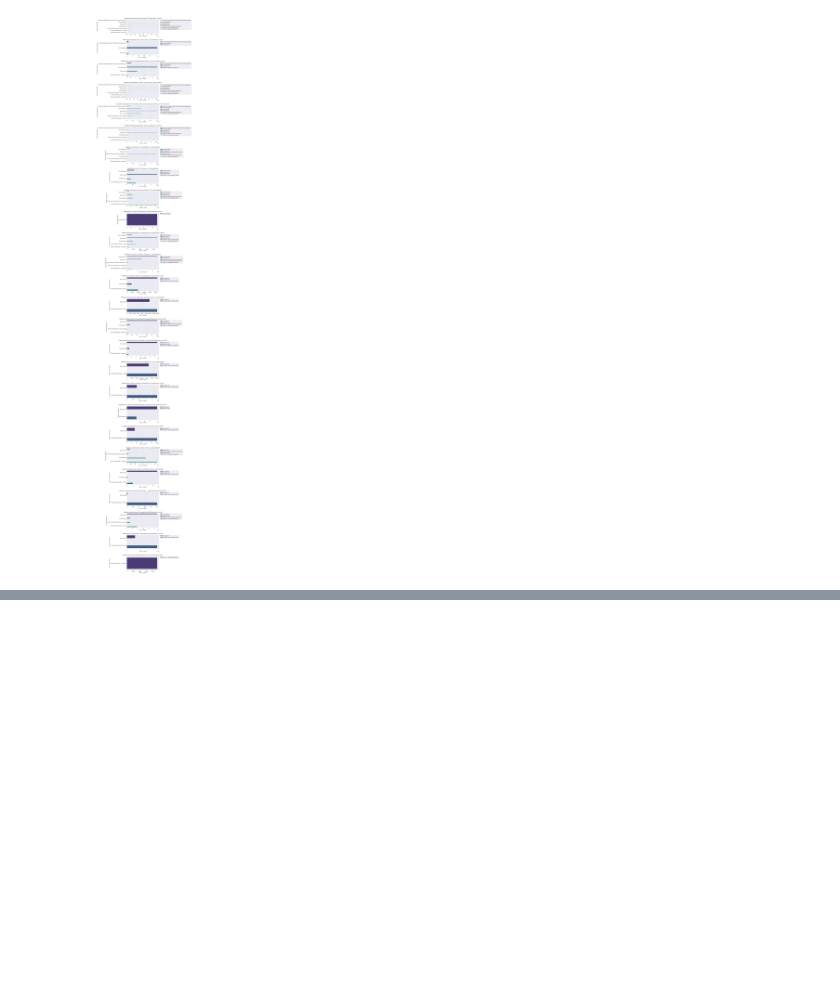
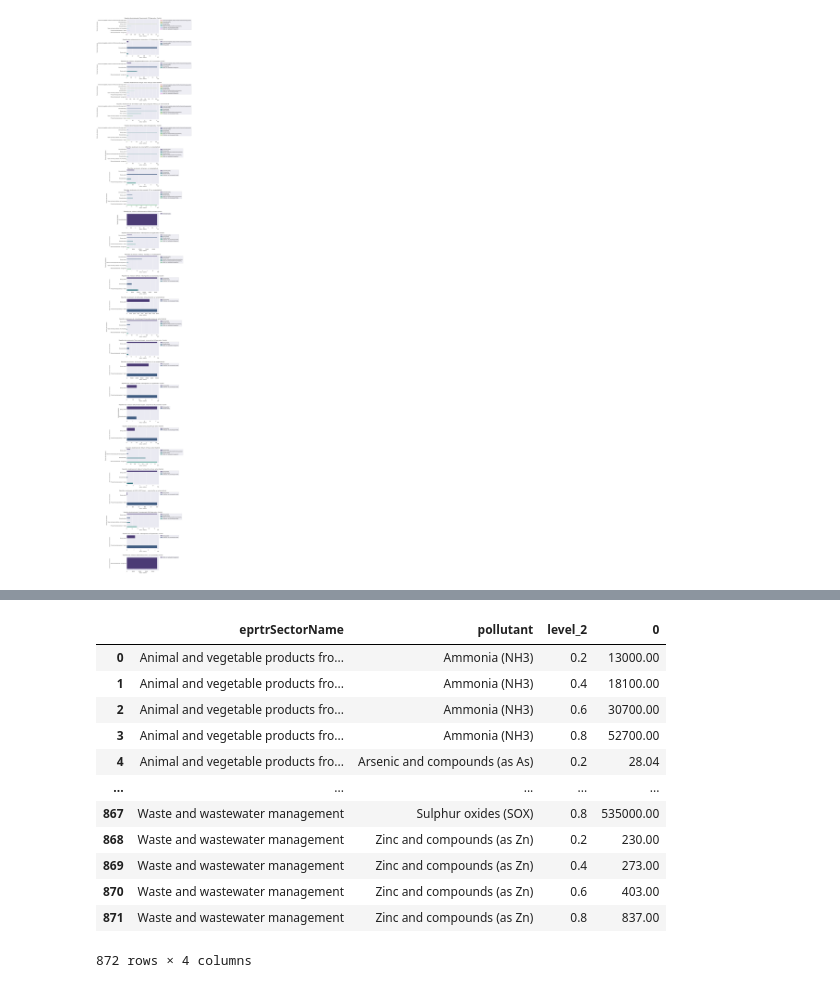
Before and after one commit to FanZy0127/environmental_impact, a Jupyter notebook: modules/Air/jupyter_main_air.ipynb, the cells around one changed output, grey strips where cells are left out. Saved outputs shown, nothing was run; the diff lists cells and outputs as text; code cells hidden in the pictures; blank space fills up the shorter version.

```diff
--- a/modules/Air/jupyter_main_air.ipynb
+++ b/modules/Air/jupyter_main_air.ipynb
@@ -835,0 +842,3 @@ Tight layout not applied. The left and right margins cannot be made large enough
+# %%
+df = df[df.pollutant != "CONFIDENTIAL"]
+len(df)
@@ -835,0 +847,3 @@ Tight layout not applied. The left and right margins cannot be made large enough
+# %%
+df = df[df.pollutant.isin(count_pollutant_over500.index.get_level_values("pollutant").unique())]
+len(df)
@@ -835,0 +876,18 @@ Tight layout not applied. The left and right margins cannot be made large enough
+# %%
+groupby_sector_pollutant = df.groupby(["eprtrSectorName", "pollutant"])["emissions"].quantile(q=[0.20, 0.40, 0.60, 0.80])
+# %%
+groupby_sector_pollutant.unstack().stack().reset_index()
+# %% [output]
+|  | eprtrSectorName | pollutant | level_2 | 0 |
+| 0 | Animal and vegetable products fro... | Ammonia (NH3) | 0.2 | 13000.00 |
+| 1 | Animal and vegetable products fro... | Ammonia (NH3) | 0.4 | 18100.00 |
+| 2 | Animal and vegetable products fro... | Ammonia (NH3) | 0.6 | 30700.00 |
+| 3 | Animal and vegetable products fro... | Ammonia (NH3) | 0.8 | 52700.00 |
+| 4 | Animal and vegetable products fro... | Arsenic and compounds (as As) | 0.2 | 28.04 |
+| ... | ... | ... | ... | ... |
+| 867 | Waste and wastewater management | Sulphur oxides (SOX) | 0.8 | 535000.00 |
+| 868 | Waste and wastewater management | Zinc and compounds (as Zn) | 0.2 | 230.00 |
+| 869 | Waste and wastewater management | Zinc and compounds (as Zn) | 0.4 | 273.00 |
+| 870 | Waste and wastewater management | Zinc and compounds (as Zn) | 0.6 | 403.00 |
+| 871 | Waste and wastewater management | Zinc and compounds (as Zn) | 0.8 | 837.00 |
+872 rows × 4 columns
```
Also changed, not shown: parts of 6 cells of this notebook.
